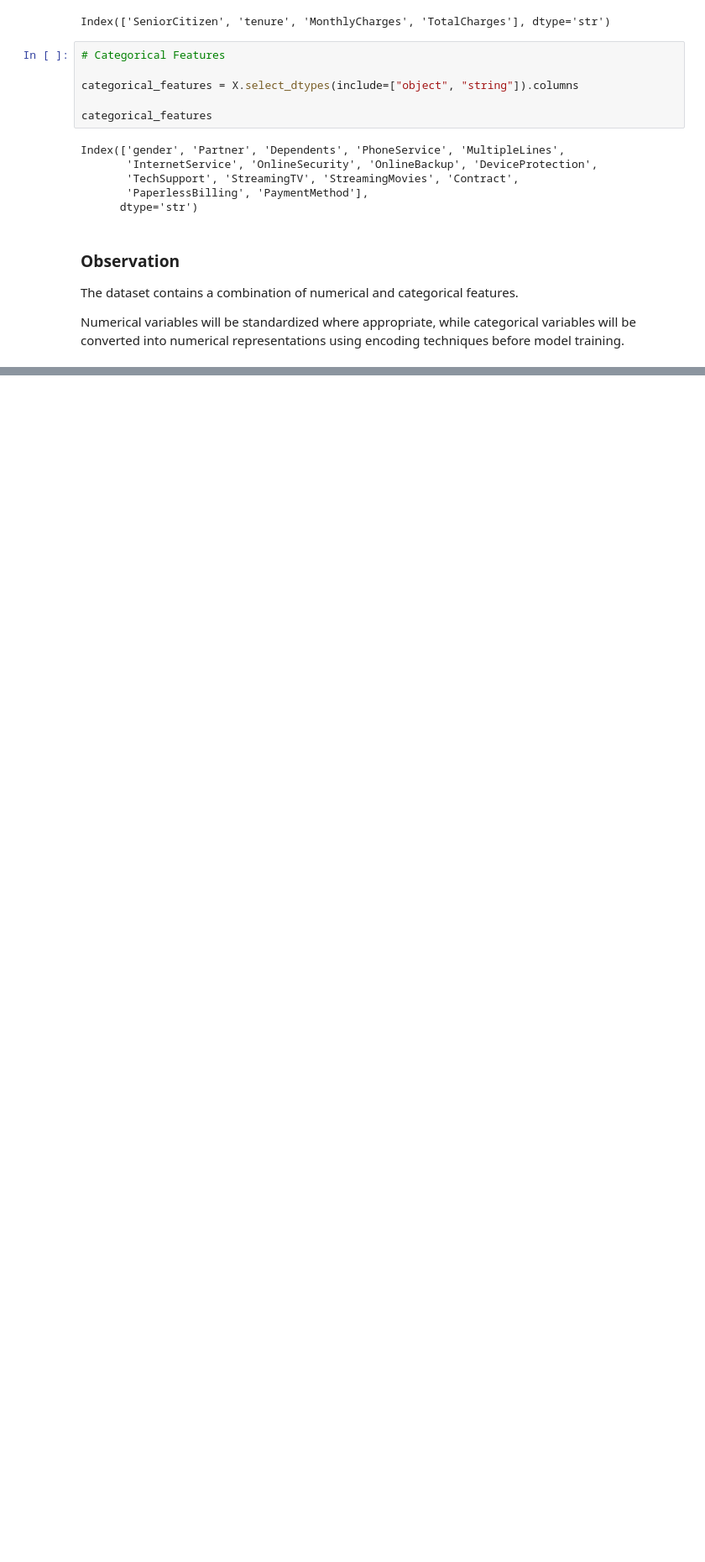
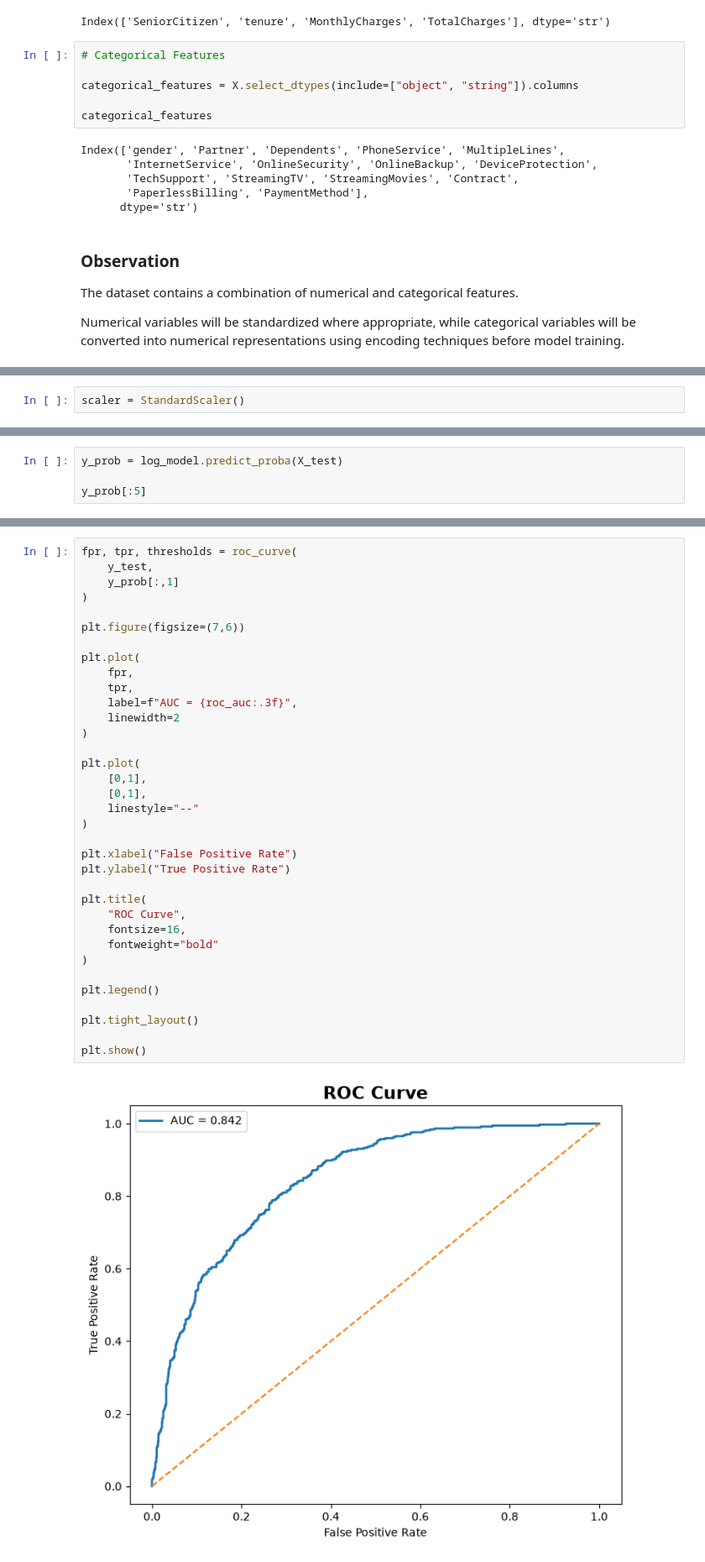
Before and after one commit to Al-maqdis/telecom-churn-prediction, a Jupyter notebook: notebooks/03_data_preprocessing.ipynb, the cells around one changed output, grey strips where cells are left out. Shown at 84% size. Cells and saved outputs as stored; diff of their text form; blank space fills up the shorter version.

```diff
--- a/notebooks/03_data_preprocessing.ipynb
+++ b/notebooks/03_data_preprocessing.ipynb
@@ -387,0 +495,2 @@ Numerical variables will be standardized where appropriate, while categorical va
+# %%
+scaler = StandardScaler()
@@ -387,0 +640,4 @@ Numerical variables will be standardized where appropriate, while categorical va
+# %%
+y_prob = log_model.predict_proba(X_test)
+
+y_prob[:5]
@@ -387,0 +796,37 @@ Numerical variables will be standardized where appropriate, while categorical va
+# %%
+fpr, tpr, thresholds = roc_curve(
+    y_test,
+    y_prob[:,1]
+)
+
+plt.figure(figsize=(7,6))
+
+plt.plot(
+    fpr,
+    tpr,
+    label=f"AUC = {roc_auc:.3f}",
+    linewidth=2
+)
+
+plt.plot(
+    [0,1],
+    [0,1],
+    linestyle="--"
+)
+
+plt.xlabel("False Positive Rate")
+plt.ylabel("True Positive Rate")
+
+plt.title(
+    "ROC Curve",
+    fontsize=16,
+    fontweight="bold"
+)
+
+plt.legend()
+
+plt.tight_layout()
+
+plt.show()
+# %% [output]
+[figure, added]
```
Also changed, not shown: parts of 114 cells of this notebook, 17 other files.
